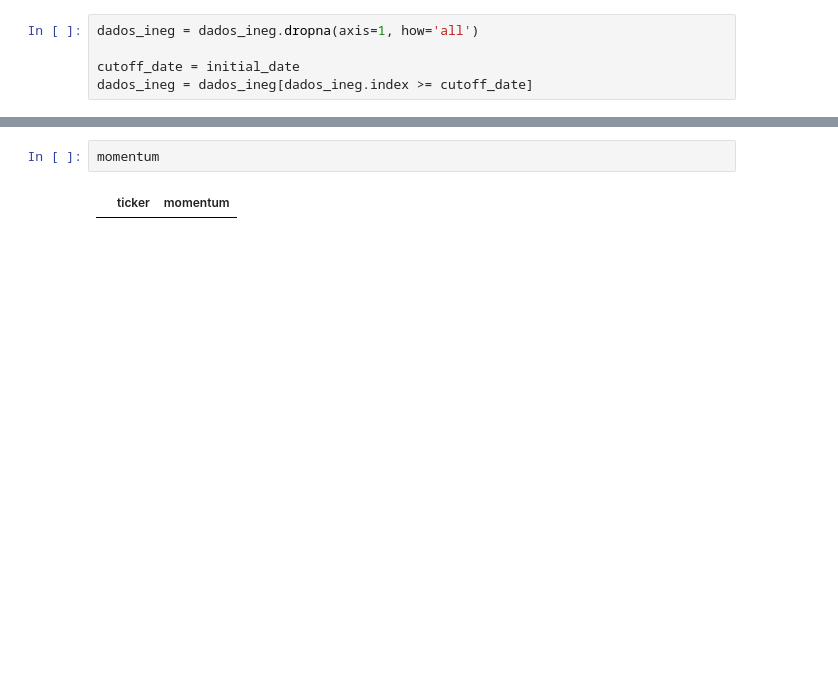
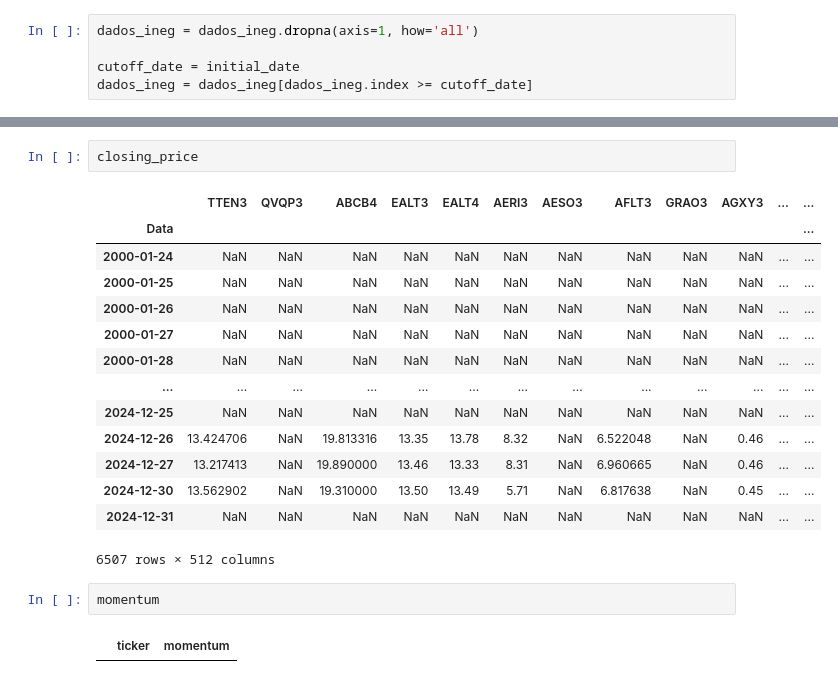
Before and after one commit to fefebiru/IQF-Grupo2, a Jupyter notebook: teste1.ipynb, the cells around one changed output, grey strips where cells are left out. Saved outputs shown, nothing was run; the diff lists cells and outputs as text; blank space fills up the shorter version.

```diff
--- a/teste1.ipynb
+++ b/teste1.ipynb
@@ -212,6 +314,23 @@ while True:
 # print(final_date)
 # print(initial_date)
 # print(count)
+# %%
+closing_price
+# %% [output]
+|  | TTEN3 | QVQP3 | ABCB4 | EALT3 | EALT4 | AERI3 | AESO3 | AFLT3 | GRAO3 | AGXY3 | ... | ... |
+| Data |  |  |  |  |  |  |  |  |  |  |  | ... |
+| 2000-01-24 | NaN | NaN | NaN | NaN | NaN | NaN | NaN | NaN | NaN | NaN | ... | ... |
+| 2000-01-25 | NaN | NaN | NaN | NaN | NaN | NaN | NaN | NaN | NaN | NaN | ... | ... |
+| 2000-01-26 | NaN | NaN | NaN | NaN | NaN | NaN | NaN | NaN | NaN | NaN | ... | ... |
+| 2000-01-27 | NaN | NaN | NaN | NaN | NaN | NaN | NaN | NaN | NaN | NaN | ... | ... |
+| 2000-01-28 | NaN | NaN | NaN | NaN | NaN | NaN | NaN | NaN | NaN | NaN | ... | ... |
+| ... | ... | ... | ... | ... | ... | ... | ... | ... | ... | ... | ... | ... |
+| 2024-12-25 | NaN | NaN | NaN | NaN | NaN | NaN | NaN | NaN | NaN | NaN | ... | ... |
+| 2024-12-26 | 13.424706 | NaN | 19.813316 | 13.35 | 13.78 | 8.32 | NaN | 6.522048 | NaN | 0.46 | ... | ... |
+| 2024-12-27 | 13.217413 | NaN | 19.890000 | 13.46 | 13.33 | 8.31 | NaN | 6.960665 | NaN | 0.46 | ... | ... |
+| 2024-12-30 | 13.562902 | NaN | 19.310000 | 13.50 | 13.49 | 5.71 | NaN | 6.817638 | NaN | 0.45 | ... | ... |
+| 2024-12-31 | NaN | NaN | NaN | NaN | NaN | NaN | NaN | NaN | NaN | NaN | ... | ... |
+6507 rows × 512 columns
 # %%
 momentum
 # %% [output]
```
Also changed, not shown: parts of 8 cells of this notebook, 3 other files.
